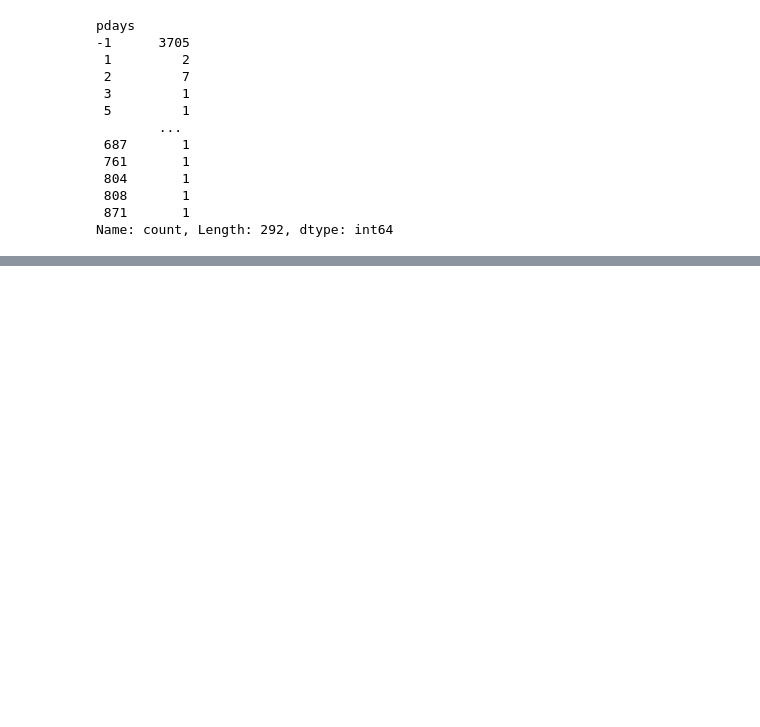
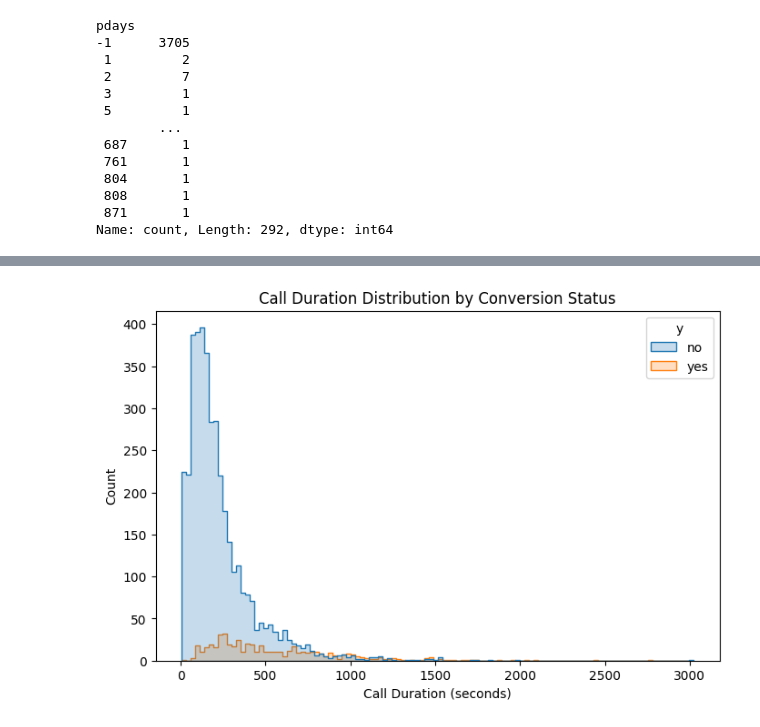
Before and after one commit to 45modeus/DI-Bootcamp, a Jupyter notebook: Week12/day1/hackaton.ipynb, the cells around one changed output, grey strips where cells are left out. Saved outputs shown, nothing was run; the diff lists cells and outputs as text; code cells hidden in the pictures; blank space fills up the shorter version.

```diff
--- a/Week12/day1/hackaton.ipynb
+++ b/Week12/day1/hackaton.ipynb
@@ -753,0 +850,14 @@ Name: count, Length: 292, dtype: int64
+# %%
+#conversion rate by call duration
+
+#convert y into 1/0
+df['converted'] = (df['y'] == 'yes').astype(int)
+
+plt.figure(figsize=(8,5))
+sns.histplot(df, x='duration', hue='y', element='step', stat='count', common_norm=False)
+plt.title('Call Duration Distribution by Conversion Status')
+plt.xlabel('Call Duration (seconds)')
+plt.ylabel('Count')
+plt.show()
+# %% [output]
+[figure, added]
```
Also changed, not shown: parts of 17 cells of this notebook.
